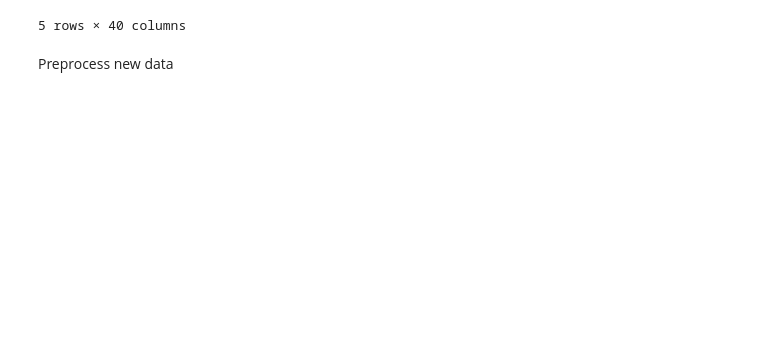
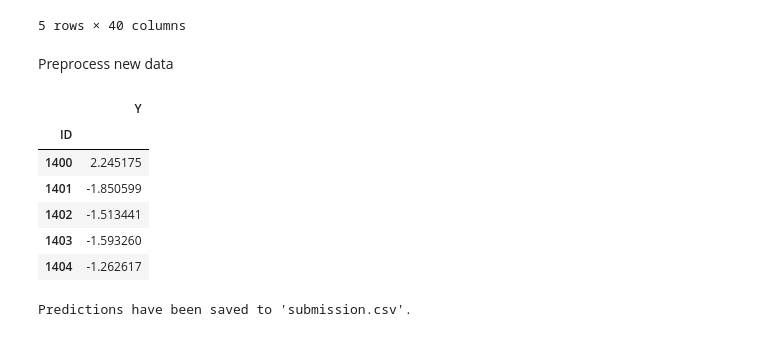
Before and after one commit to kkevinliu01/ECOM90025-A4, a Jupyter notebook: Assignment4.ipynb, the cells around one changed output. Cells and saved outputs as stored; diff of their text form; code cells hidden in the pictures; blank space fills up the shorter version.

```diff
--- a/Assignment4.ipynb
+++ b/Assignment4.ipynb
@@ -182,24 +178,34 @@ df_test.head()
 # %% [markdown]
 Preprocess new data
 # %%
-# # Preprocess new data
-# X_new = df_test
-# X_new_poly = poly.transform(X_new)
-# X_new_scaled = scaler.transform(X_new_poly)
+# Preprocess new data
+X_new = df_test
+X_new_poly = poly.fit_transform(X_new)
+X_new_scaled = scaler.fit_transform(X_new_poly)
 # %%
-# # Load the best model
-# best_model = joblib.load('best_model.pkl')
+# Load the model
+best_model = grid_elastic_net.best_estimator_
 # %%
-# # Make predictions
-# predictions = best_model.predict(X_new_scaled)
+# Make predictions
+predictions = best_model.predict(X_new_scaled)
 # %%
-# predictions_df = pd.DataFrame(predictions, columns=['Predictions']).values
+predictions_df = pd.DataFrame(predictions, columns=['Predictions']).values
 # %%
-# df_submission = pd.read_csv(url_submission, index_col=0)
+df_submission = pd.read_csv(url_submission, index_col=0)
 
-# df_submission["Y"] = predictions_df
+df_submission["Y"] = predictions_df
 
-# df_submission.head(5)
+df_submission.head(5)
+# %% [output]
+|  | Y |
+| ID |  |
+| 1400 | 2.245175 |
+| 1401 | -1.850599 |
+| 1402 | -1.513441 |
+| 1403 | -1.593260 |
+| 1404 | -1.262617 |
 # %%
-# df_submission.to_csv('submission.csv', index=True)
-# print("Predictions have been saved to 'submission.csv'.")
+df_submission.to_csv('submission.csv', index=True)
+print("Predictions have been saved to 'submission.csv'.")
+# %% [output]
+Predictions have been saved to 'submission.csv'.
```
Also changed, not shown: parts of 12 cells of this notebook.
